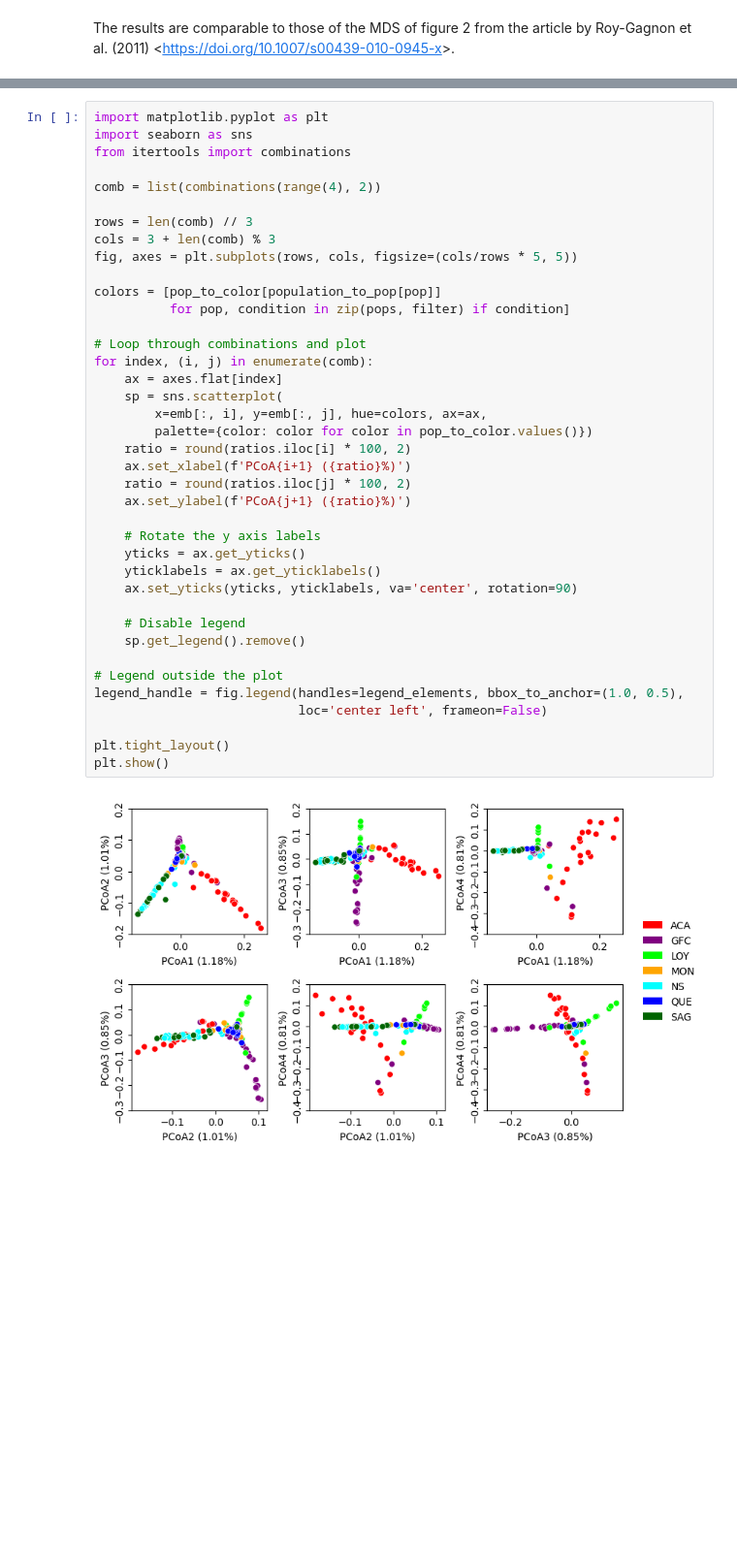
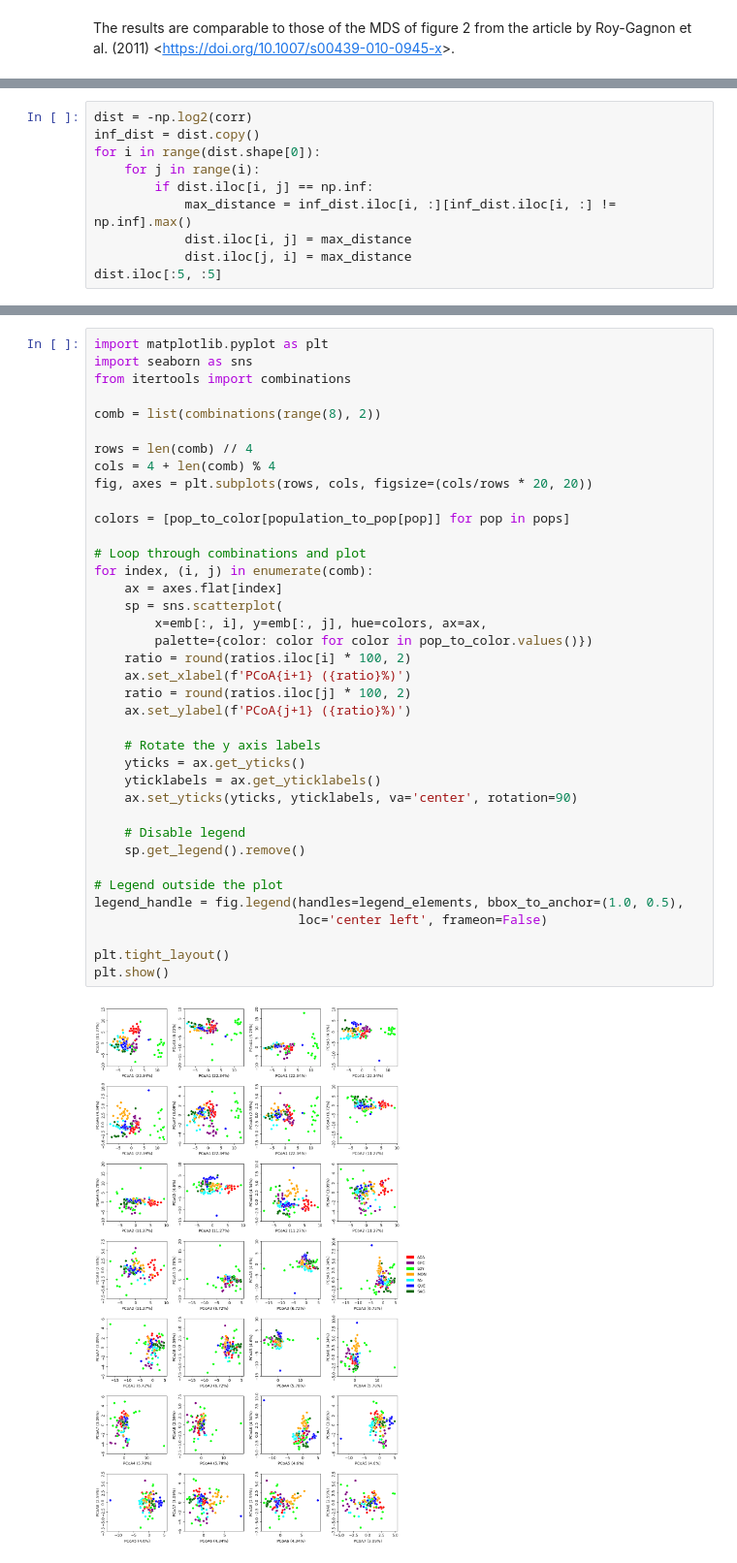
Before and after one commit to Genopop/geneakit, a Jupyter notebook: examples/correlation_mds.ipynb, the cells around one changed output, grey strips where cells are left out. Shown at 97% size. Cells and saved outputs as stored; diff of their text form; blank space fills up the shorter version.

```diff
--- a/examples/correlation_mds.ipynb
+++ b/examples/correlation_mds.ipynb
@@ -278,0 +278,10 @@ dist = 2 - 2 ** corr.iloc[filter, :].iloc[:, filter]
+# %%
+dist = -np.log2(corr)
+inf_dist = dist.copy()
+for i in range(dist.shape[0]):
+    for j in range(i):
+        if dist.iloc[i, j] == np.inf:
+            max_distance = inf_dist.iloc[i, :][inf_dist.iloc[i, :] != np.inf].max()
+            dist.iloc[i, j] = max_distance
+            dist.iloc[j, i] = max_distance
+dist.iloc[:5, :5]
@@ -317,39 +333,38 @@ import matplotlib.pyplot as plt
 import seaborn as sns
 from itertools import combinations
 
-comb = list(combinations(range(4), 2))
+comb = list(combinations(range(8), 2))
 
-rows = len(comb) // 3
-cols = 3 + len(comb) % 3
-fig, axes = plt.subplots(rows, cols, figsize=(cols/rows * 5, 5))
+rows = len(comb) // 4
+cols = 4 + len(comb) % 4
+fig, axes = plt.subplots(rows, cols, figsize=(cols/rows * 20, 20))
 
-colors = [pop_to_color[population_to_pop[pop]]
-          for pop, condition in zip(pops, filter) if condition]
+colors = [pop_to_color[population_to_pop[pop]] for pop in pops]
 
 # Loop through combinations and plot
 for index, (i, j) in enumerate(comb):
     ax = axes.flat[index]
     sp = sns.scatterplot(
         x=emb[:, i], y=emb[:, j], hue=colors, ax=ax,
         palette={color: color for color in pop_to_color.values()})
     ratio = round(ratios.iloc[i] * 100, 2)
     ax.set_xlabel(f'PCoA{i+1} ({ratio}%)')
     ratio = round(ratios.iloc[j] * 100, 2)
     ax.set_ylabel(f'PCoA{j+1} ({ratio}%)')
 
     # Rotate the y axis labels
     yticks = ax.get_yticks()
     yticklabels = ax.get_yticklabels()
     ax.set_yticks(yticks, yticklabels, va='center', rotation=90)
 
     # Disable legend
     sp.get_legend().remove()
 
 # Legend outside the plot
 legend_handle = fig.legend(handles=legend_elements, bbox_to_anchor=(1.0, 0.5),
                            loc='center left', frameon=False)
 
 plt.tight_layout()
 plt.show()
 # %% [output]
-[figure, old version]
+[figure, new version]
```
Also changed, not shown: parts of 9 cells of this notebook.
